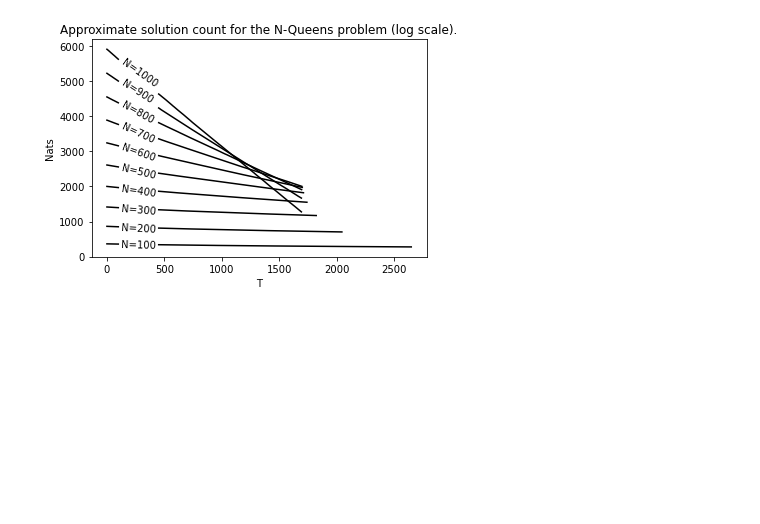
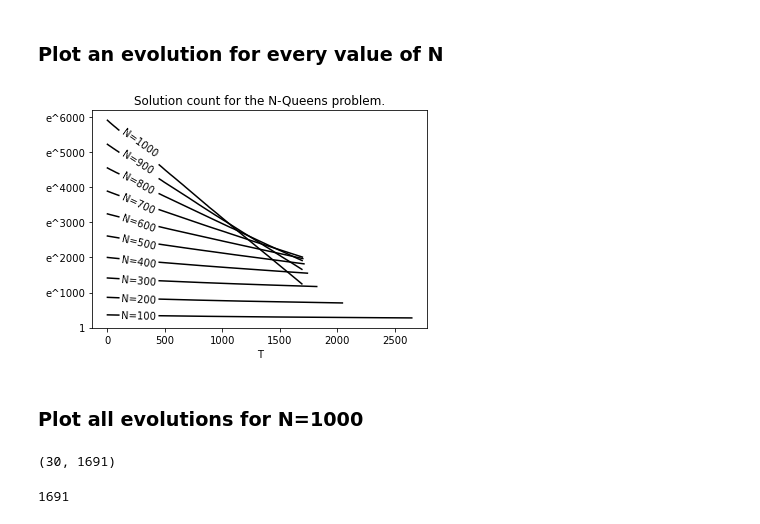
Before and after one commit to orfeasliossatos/N-Queens-MCMC, a Jupyter notebook: ApproximateSolutions.ipynb, the cells around one changed output. Saved outputs shown, nothing was run; the diff lists cells and outputs as text; code cells hidden in the pictures; blank space fills up the shorter version.

```diff
--- a/ApproximateSolutions.ipynb
+++ b/ApproximateSolutions.ipynb
@@ -5,36 +8,51 @@ import matplotlib as mpl
 # %%
-pe = [[]]
+pe = [[[]],[[]],[[]],[[]],[[]],[[]],[[]],[[]],[[]],[[]]]
 for i in range(10):
     with open('partialestimates'+str(i)+'.csv') as f:
-        pe = pe + [[float(x) for x in line.split(',')] for line in f]
-pe = pe[1:]
+        pe[i] = pe[i] + [[float(x) for x in line.split(',')] for line in f]
+    pe[i] = pe[i][1:]
+# %% [markdown]
+### Plot an evolution for every value of N
 # %%
+# Plot first evolution for every value of N
 fig, ax = plt.subplots()
-cmap = mpl.cm.magma
-norm = mpl.colors.Normalize(vmin=0, vmax=7)
 NUM_UNKNOWN = len(pe)
 GAP = 350
 START = 100
 for l in range(NUM_UNKNOWN):
-    T = len(pe[l])
-    x, y   = np.arange(1, T+1), pe[l]
-    x1, x2 = np.arange(1, T+1)[:START], np.arange(1, T+1)[START+GAP:]
-    y1, y2 = pe[l][:START], pe[l][START+GAP:]
+    T = len(pe[l][0])
+    x, y   = np.arange(1, T+1), pe[l][0]
+    x1, x2 = x[:START], x[START+GAP:]
+    y1, y2 = y[:START], y[START+GAP:]
 
     angle = np.arctan((y[START+GAP]-y[START]) / (x[START+GAP]-x[START])) * 180 / (2 * np.pi)
     ax.annotate("N={0:d}".format((l+1) * 100),
       xy     = (      x[START], y[START]),
       xytext = (1.2 * x[START], y[START] - 100),
       color  = 'black',
       rotation = angle,
       rotation_mode='anchor'
     )
 
     plt.plot(x1,y1,color='black')
     plt.plot(x2,y2,color='black')
 ax.set_xlabel("T")
-ax.set_ylabel("Nats")
-plt.title("Approximate solution count for the N-Queens problem (log scale).")
+newylabels = ['0','1']+['e^'+str(y)[:4] for y in ax.get_yticks()[2:]]
+ax.set_yticklabels(newylabels)
+plt.title("Solution count for the N-Queens problem.")
 plt.show()
 # %% [output]
-[figure, old version]
+[figure, new version]
+# %% [markdown]
+### Plot all evolutions for N=1000
+# %%
+mpe = np.array(pe[-1])
+mpe.shape
+# %% [output]
+(30, 1691)
+# %%
+# calculate error bars
+error = np.std(mpe, axis=0)
+len(error)
+# %% [output]
+1691
```
Also changed, not shown: parts of 7 cells of this notebook.
